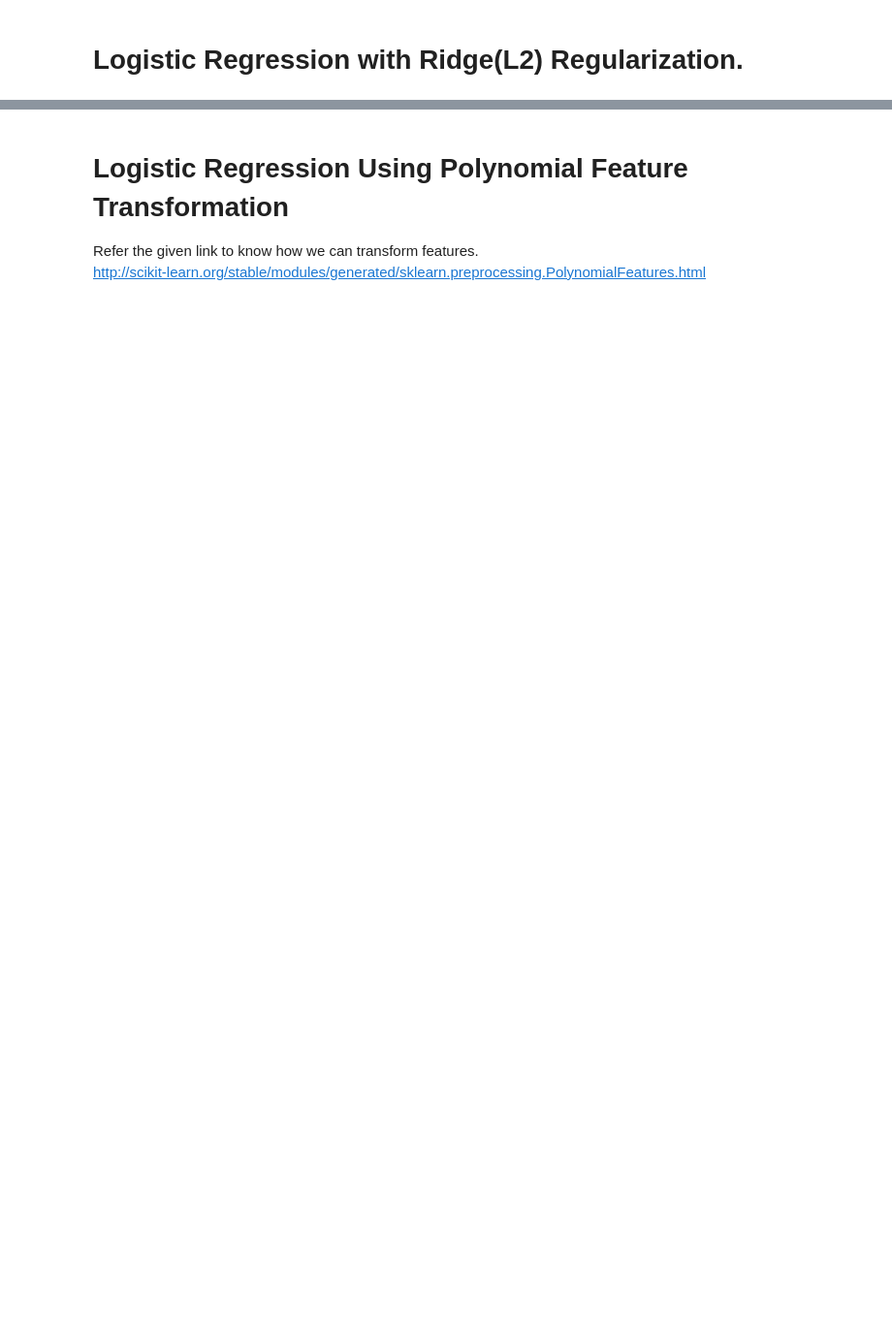
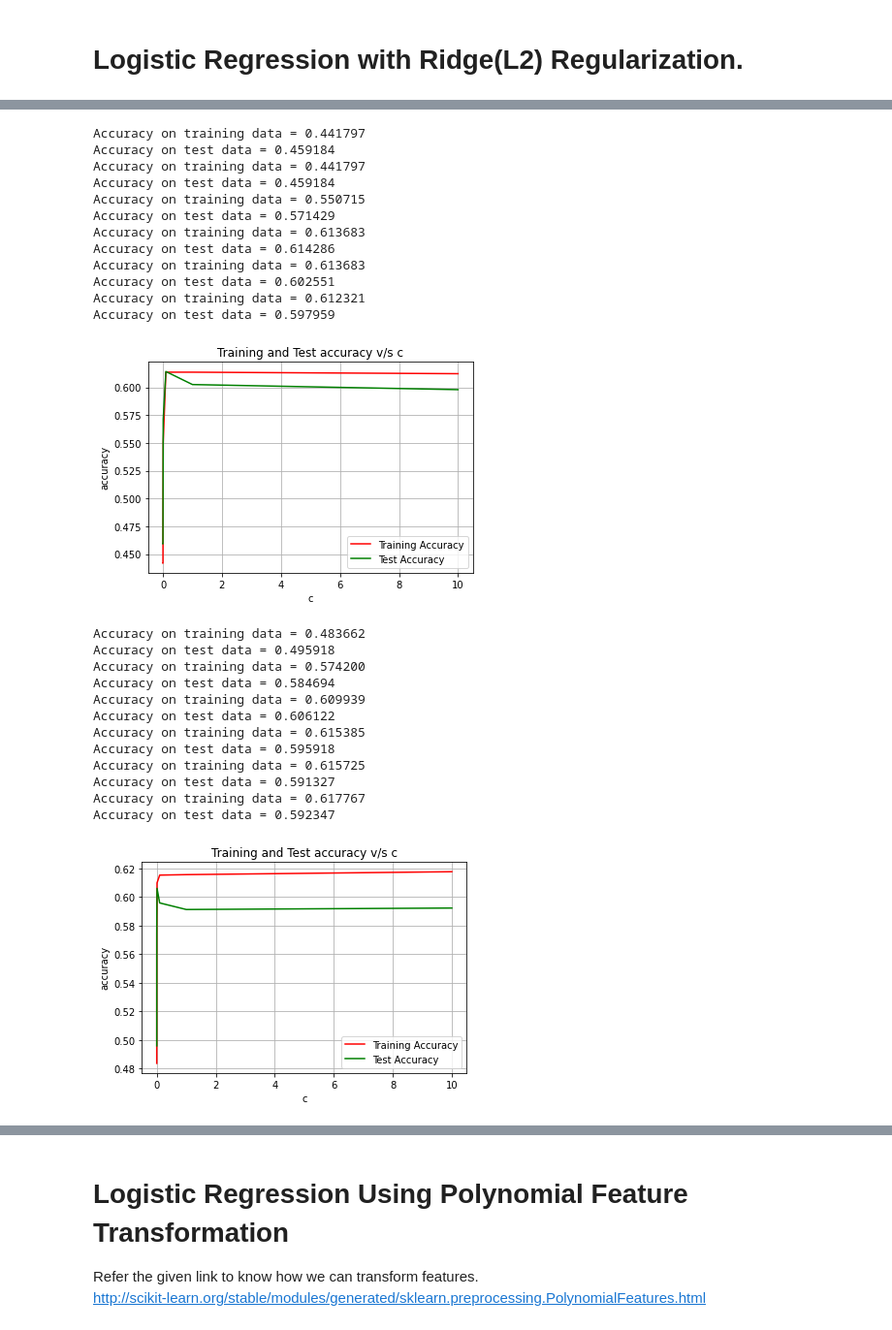
Before and after one commit to RoyLeviGit/ML_Final, a Jupyter notebook: Logistic Regression.ipynb, the cells around one changed output, grey strips where cells are left out. Shown at 97% size. Drawn from its saved outputs; the diff is of its cells as text; code cells hidden in the pictures; blank space fills up the shorter version.

```diff
--- a/Logistic Regression.ipynb
+++ b/Logistic Regression.ipynb
@@ -217,0 +289,31 @@ plt.show()
+# %%
+X_transformed_train = poly.fit_transform(X_train)
+X_transformed_test = poly.fit_transform(X_test)
+train_and_plot(X_transformed_train, y_train, X_transformed_test, y_test)
+# %% [output]
+Accuracy on training data = 0.441797
+Accuracy on test data = 0.459184
+Accuracy on training data = 0.441797
+Accuracy on test data = 0.459184
+Accuracy on training data = 0.550715
+Accuracy on test data = 0.571429
+Accuracy on training data = 0.613683
+Accuracy on test data = 0.614286
+Accuracy on training data = 0.613683
+Accuracy on test data = 0.602551
+Accuracy on training data = 0.612321
+Accuracy on test data = 0.597959
+[figure, added]
+Accuracy on training data = 0.483662
+Accuracy on test data = 0.495918
+Accuracy on training data = 0.574200
+Accuracy on test data = 0.584694
+Accuracy on training data = 0.609939
+Accuracy on test data = 0.606122
+Accuracy on training data = 0.615385
+Accuracy on test data = 0.595918
+Accuracy on training data = 0.615725
+Accuracy on test data = 0.591327
+Accuracy on training data = 0.617767
+Accuracy on test data = 0.592347
+[figure, added]
```
Also changed, not shown: parts of 42 cells of this notebook, 1 other file.
